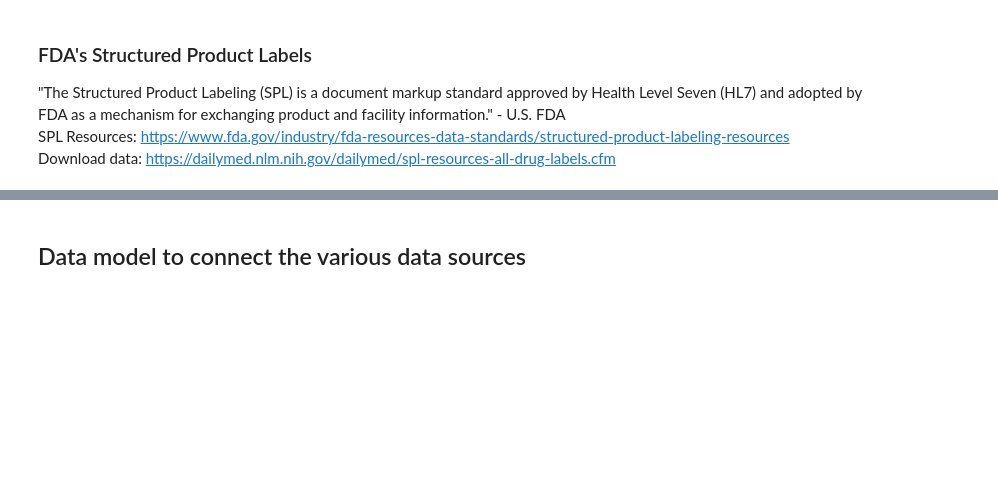
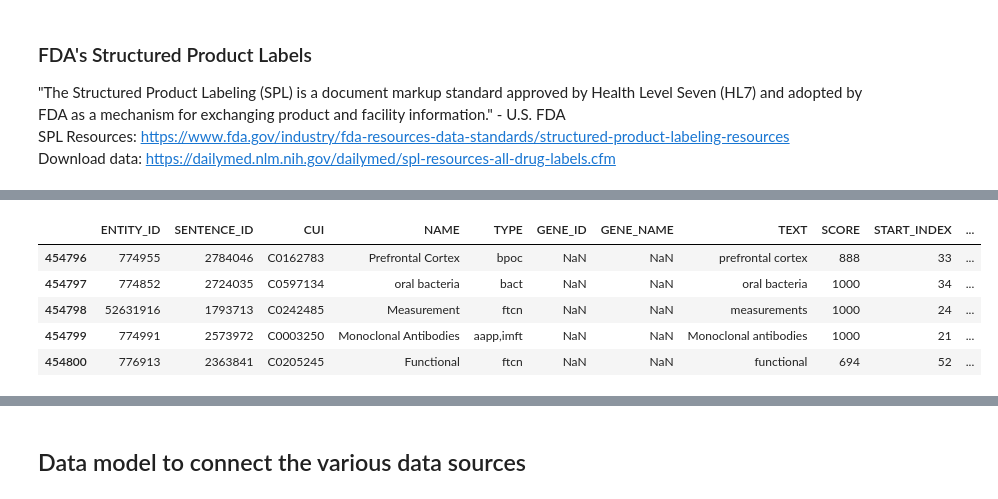
Before and after one commit to MIS-GrApH-AI/Public, a Jupyter notebook: Data_import/Multi-source_import.ipynb, the cells around one changed output, grey strips where cells are left out. Cells and saved outputs as stored; diff of their text form; code cells hidden in the pictures; blank space fills up the shorter version.

```diff
--- a/Data_import/Multi-source_import.ipynb
+++ b/Data_import/Multi-source_import.ipynb
@@ -249,0 +278,12 @@ Concept structure of MeSH: https://www.nlm.nih.gov/mesh/concept_structure.html
+# %%
+# Note that the order of columns in the actual data differs slightly from the documentation
+columns = ['ENTITY_ID', 'SENTENCE_ID', 'CUI', 'NAME', 'TYPE', 'GENE_ID', 'GENE_NAME', 'TEXT', 'SCORE', 'START_INDEX', 'END_INDEX']
+entity = pd.read_csv('/home/tim/Documents/GrApH_AI/Data/SemMedDB/semmedVER43_2021_R_ENTITY.23871.csv', header=None, names = columns, nrows=100)
+entity.head()
+# %% [output]
+|  | ENTITY_ID | SENTENCE_ID | CUI | NAME | TYPE | GENE_ID | GENE_NAME | TEXT | SCORE | START_INDEX | ... |
+| 454796 | 774955 | 2784046 | C0162783 | Prefrontal Cortex | bpoc | NaN | NaN | prefrontal cortex | 888 | 33 | ... |
+| 454797 | 774852 | 2724035 | C0597134 | oral bacteria | bact | NaN | NaN | oral bacteria | 1000 | 34 | ... |
+| 454798 | 52631916 | 1793713 | C0242485 | Measurement | ftcn | NaN | NaN | measurements | 1000 | 24 | ... |
+| 454799 | 774991 | 2573972 | C0003250 | Monoclonal Antibodies | aapp,imft | NaN | NaN | Monoclonal antibodies | 1000 | 21 | ... |
+| 454800 | 776913 | 2363841 | C0205245 | Functional | ftcn | NaN | NaN | functional | 694 | 52 | ... |
```
Also changed, not shown: parts of 24 cells of this notebook, 4 other files.
